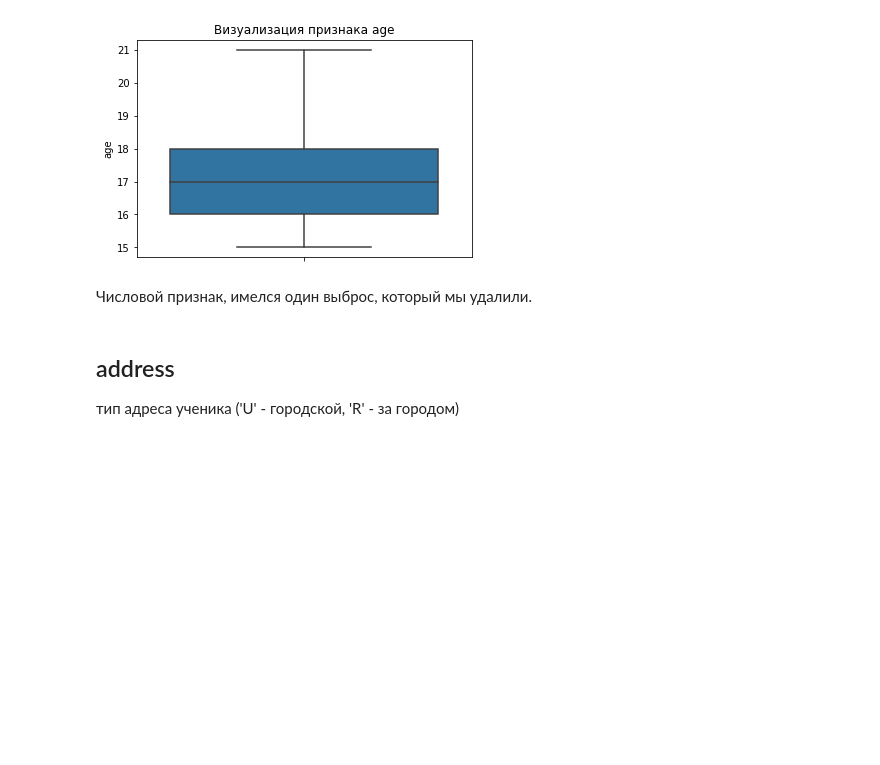
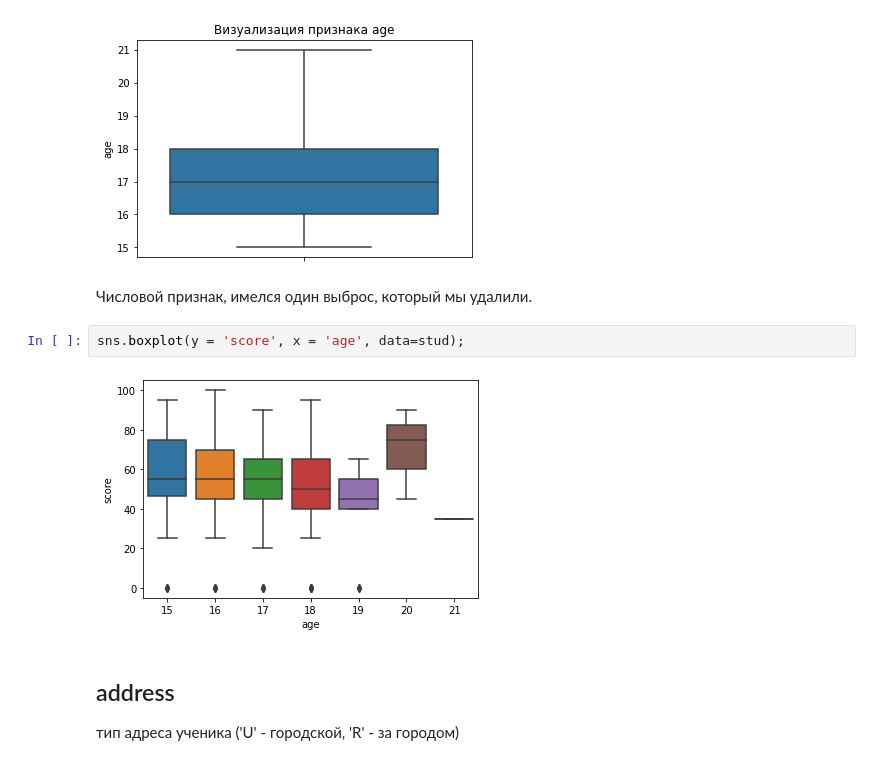
Before and after one commit to gdokuchaev/skillfactory_rds, a Jupyter notebook: module_2/stud_math.ipynb, the cells around one changed output. Drawn from its saved outputs; the diff is of its cells as text; blank space fills up the shorter version.

```diff
--- a/module_2/stud_math.ipynb
+++ b/module_2/stud_math.ipynb
@@ -234,6 +234,10 @@ Series([], Name: age, dtype: int64)
 [figure]
 # %% [markdown]
 Числовой признак, имелся один выброс, который мы удалили.
+# %%
+sns.boxplot(y = 'score', x = 'age', data=stud);
+# %% [output]
+[figure, added]
 # %% [markdown]
 ## address
 тип адреса ученика ('U' - городской, 'R' - за городом)
```
Also changed, not shown: parts of 8 cells of this notebook.
